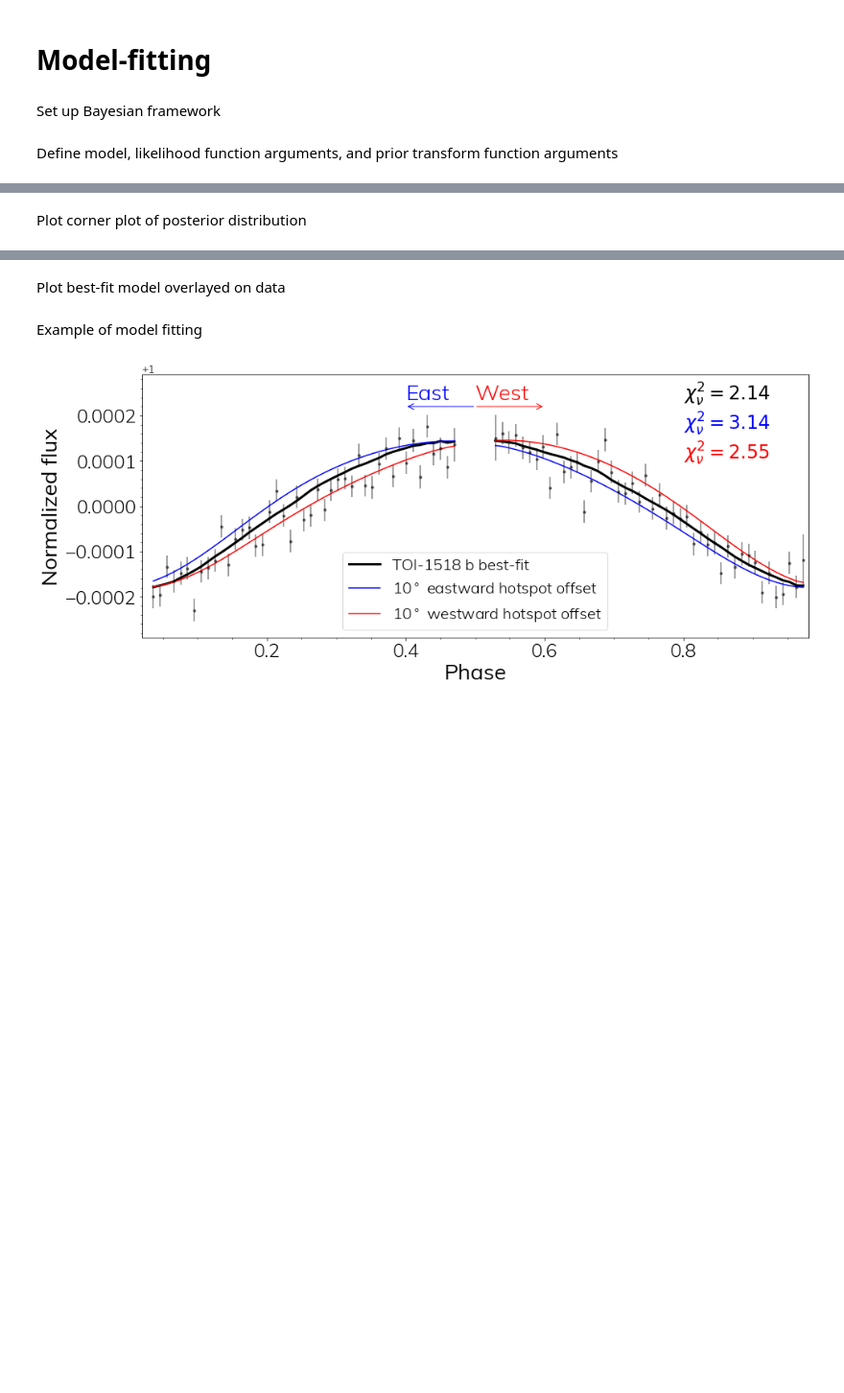
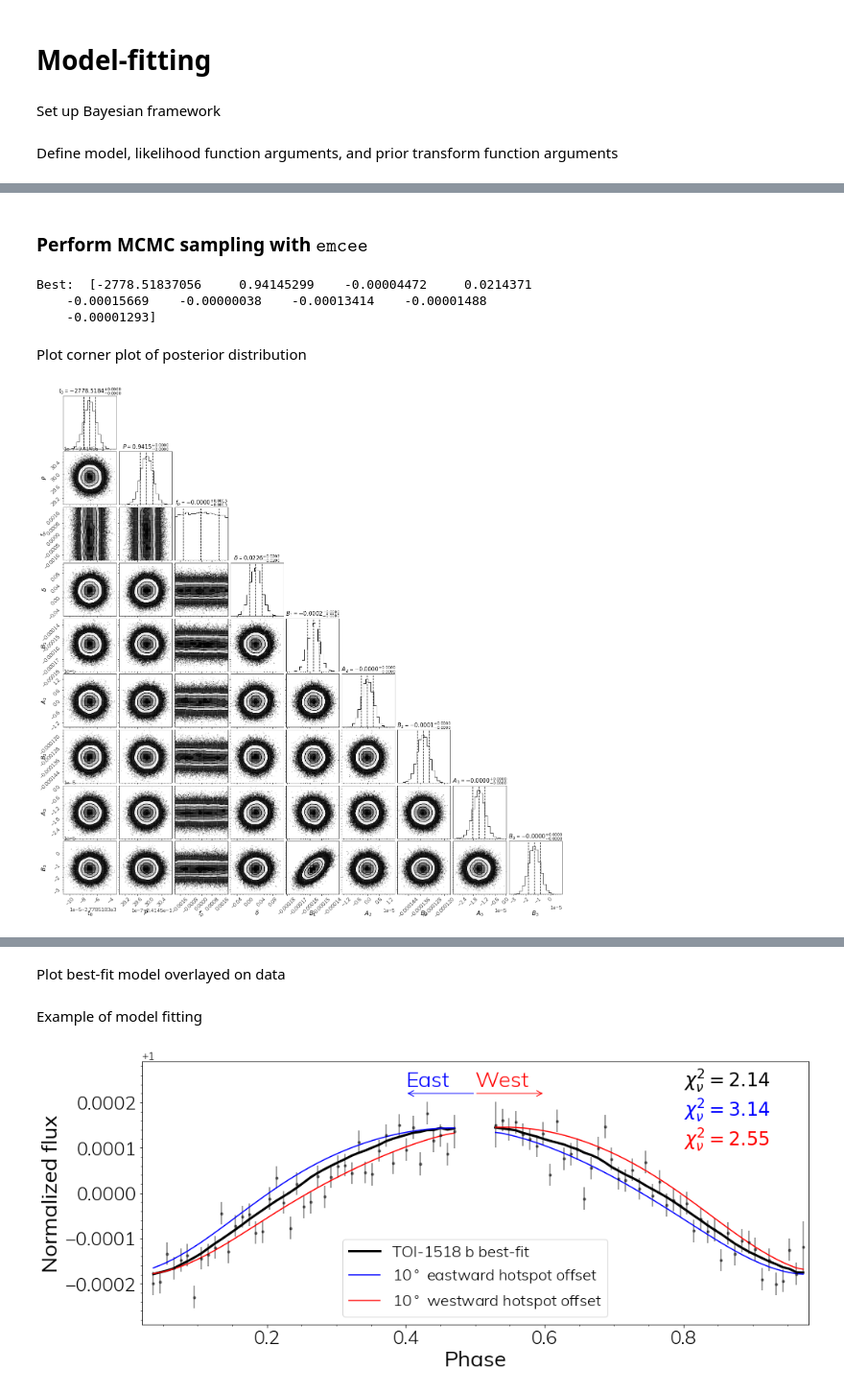
Before and after one commit to apaiasno/TESSPhaseCurves, a Jupyter notebook: TESSPhaseCurve_ModelFitting.ipynb, the cells around one changed output, grey strips where cells are left out. Shown at 96% size. Saved outputs shown, nothing was run; the diff lists cells and outputs as text; code cells hidden in the pictures; blank space fills up the shorter version.

Commit message:
Modified model fitting and library of functions for MCMC sampling.

```diff
--- a/TESSPhaseCurve_ModelFitting.ipynb
+++ b/TESSPhaseCurve_ModelFitting.ipynb
@@ -126,7 +131,7 @@ priors_bool[0:2] = np.array([False]*2) # Setting the first two parameters to hav
 priors = np.array([[t_0.value, 5*t_0_err.value], # t_0, Gaussian prior from Exoplanet Archive
                    [P.value, 5*P_err.value], # P, Gaussian prior from Exoplanet Archive
                    [-2e-3, 2e-3], # f_p, uniform prior
-                   [-np.pi, np.pi], # delta, uniform prior
+                   [-np.pi/4, np.pi/4], # delta, uniform prior
                    [-1e-2, 1e-2], # B_1, uniform prior
                    [-1e-3, 1e-3], # A_2, uniform prior
                    [-1e-3, 1e-3], # B_2, uniform prior
@@ -170,2 +151,65 @@ params_best = np.array([dynesty.utils.quantile(res.samples[:, i], 0.50,
+# %% [markdown]
+### Perform MCMC sampling with $\texttt{emcee}$
+# %%
+filename_root =''.join(planet_name.split())+'_sector'+str(sector)+'_v1' # filename at which to save progress
+initial = [t_0.value, P.value, 0, 0, 0, 0, 0, 0, 0] # Initial parameter guess
+
+nwalkers = 2*ndim + 1
+pos = initial + 1e-4 * np.random.randn(nwalkers, ndim)
+backend = emcee.backends.HDFBackend(filename_root+'_sampling.save')
+backend.reset(nwalkers, ndim)
+with Pool() as pool:
+    sampler = emcee.EnsembleSampler(nwalkers, ndim, TPC.logPosterior,
+                                    args=(priors, priors_bool, lc_data.time.value, lc_data.flux.value, lc_data.flux_err.value,
+                                          psi_tot_noPulse_noA1),
+                                    pool=pool)
+    max_n = 500000 # maximum number of iterations to run for
+
+    # We'll track how the average autocorrelation time estimate changes
+    index = 0
+    autocorr = np.empty(max_n)
+
+    # This will be useful to testing convergence
+    old_tau = np.inf
+
+    # Now we'll sample for up to max_n steps
+    for sample in sampler.sample(pos, iterations=max_n, progress=True):
+        # Only check convergence every 100 steps
+        if sampler.iteration % 100:
+            continue
+
+        # Compute the autocorrelation time so far
+        # Using tol=0 means that we'll always get an estimate even
+        # if it isn't trustworthy
+        tau = sampler.get_autocorr_time(tol=0)
+        autocorr[index] = np.mean(tau)
+        index += 1
+
+        # Check convergence
+        converged = np.all(tau * 100 < sampler.iteration)
+        converged &= np.all(np.abs(old_tau - tau) / tau < 0.01)
+        if converged:
+            break # break out of loop if convergence criteria are met
+        old_tau = tau
+
+# Plot distributions and fit
+np.set_printoptions(suppress=True)
+lnprob = sampler.get_log_prob()
+lnprob_flat = sampler.get_log_prob(flat=True)
+chain = sampler.get_chain()
+params_best = np.percentile(res, 50, axis=0)
+print('Best: ', params_best)
+# %% [output]
+Best:  [-2778.51837056     0.94145299    -0.00004472     0.0214371
+    -0.00015669    -0.00000038    -0.00013414    -0.00001488
+    -0.00001293]
 # %% [markdown]
 Plot corner plot of posterior distribution
+# %%
+res = sampler.get_chain(flat=True, discard=1000)
+fig = corner.corner(res, labels=labels, quantiles=[0.16, 0.5, 0.84], show_titles=True,
+                        title_kwargs={"fontsize": 15},
+                        title_fmt='.4f', label_kwargs={"fontsize": 16})
+plt.show()
+# %% [output]
+[figure, added]
```
Also changed, not shown: parts of 11 cells of this notebook, 1 other file.
